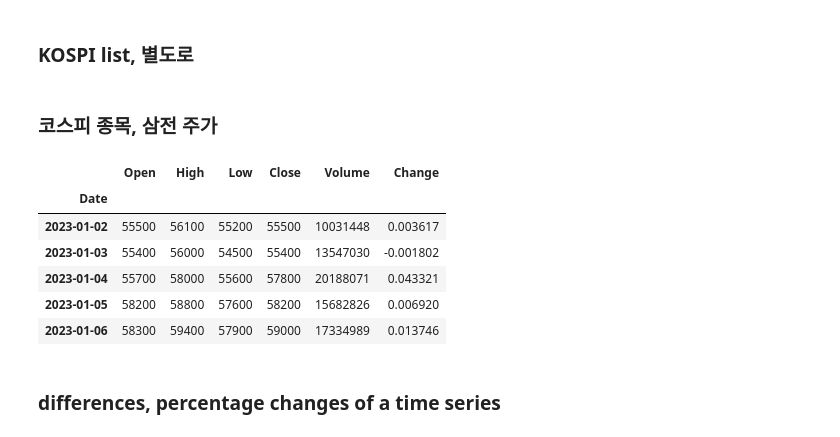
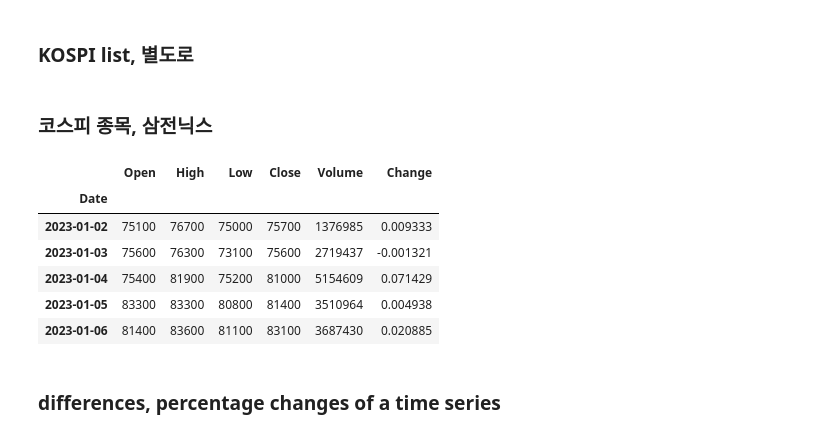
Before and after one commit to bahn28/salad, a Jupyter notebook: at1_1_tsa_stuff_03_sshy.ipynb, the cells around one changed output. Saved outputs shown, nothing was run; the diff lists cells and outputs as text; code cells hidden in the pictures.

```diff
--- a/at1_1_tsa_stuff_03_sshy.ipynb
+++ b/at1_1_tsa_stuff_03_sshy.ipynb
@@ -56,40 +56,33 @@ Successfully installed pmdarima-2.1.1
 # 3  402340  KR7402340004   SK스퀘어  KOSPI  NaN  1072000          2   -51000
 # 4  009150  KR7009150004    삼성전기  KOSPI  NaN
 # %% [markdown]
-### 코스피 종목, 삼전 주가
+### 코스피 종목, 삼전닉스
 # %%
 
 # 1. 삼성전자(005930)의 2025년부터 현재까지의 주가 데이터 수집
-ticker = '005930'    # 삼서전자 코드, 티커.
+ticker = '000660'    # SK하이닉스, 티커.
 df_dat = fdr.DataReader(ticker, '2023-01-01')  # 삼성전자 코드
 
 # # 2. 가격(종가) 데이터 읽기
 # # 최신 버전 FinanceDataReader의 주가 컬럼명은 'Close'입니다.
 prc_cls = df_dat['Close']
 
 # # 3. 거래량(볼륨) 데이터 읽기
 vlm = df_dat['Volume']
 
 # # 4. 상위 5개 데이터 결합해서 눈으로 확인하기
 # print(df_dat[['Close', 'Volume']].head())
 # print(df_dat.head(15) )
 
-# 이것은 NYSE
-# ticker = 'TSLA'
-# df_dat = yf.download(ticker, period='5y', multi_level_index=False)
 df_dat.head()
-#df_tesla.info()
-
-# (만약 굳이 내 컴퓨터에 CSV 파일로 보관하고 싶다면 아래 주석 제거)
-# df_dat.to_csv("tesla_historical_data.csv")
 # %% [output]
 |  | Open | High | Low | Close | Volume | Change |
 | Date |  |  |  |  |  |  |
-| 2023-01-02 | 55500 | 56100 | 55200 | 55500 | 10031448 | 0.003617 |
-| 2023-01-03 | 55400 | 56000 | 54500 | 55400 | 13547030 | -0.001802 |
-| 2023-01-04 | 55700 | 58000 | 55600 | 57800 | 20188071 | 0.043321 |
-| 2023-01-05 | 58200 | 58800 | 57600 | 58200 | 15682826 | 0.006920 |
-| 2023-01-06 | 58300 | 59400 | 57900 | 59000 | 17334989 | 0.013746 |
+| 2023-01-02 | 75100 | 76700 | 75000 | 75700 | 1376985 | 0.009333 |
+| 2023-01-03 | 75600 | 76300 | 73100 | 75600 | 2719437 | -0.001321 |
+| 2023-01-04 | 75400 | 81900 | 75200 | 81000 | 5154609 | 0.071429 |
+| 2023-01-05 | 83300 | 83300 | 80800 | 81400 | 3510964 | 0.004938 |
+| 2023-01-06 | 81400 | 83600 | 81100 | 83100 | 3687430 | 0.020885 |
 # %% [markdown]
 ### differences, percentage changes of a time series
 # %%
```
Also changed, not shown: parts of 5 cells of this notebook.
